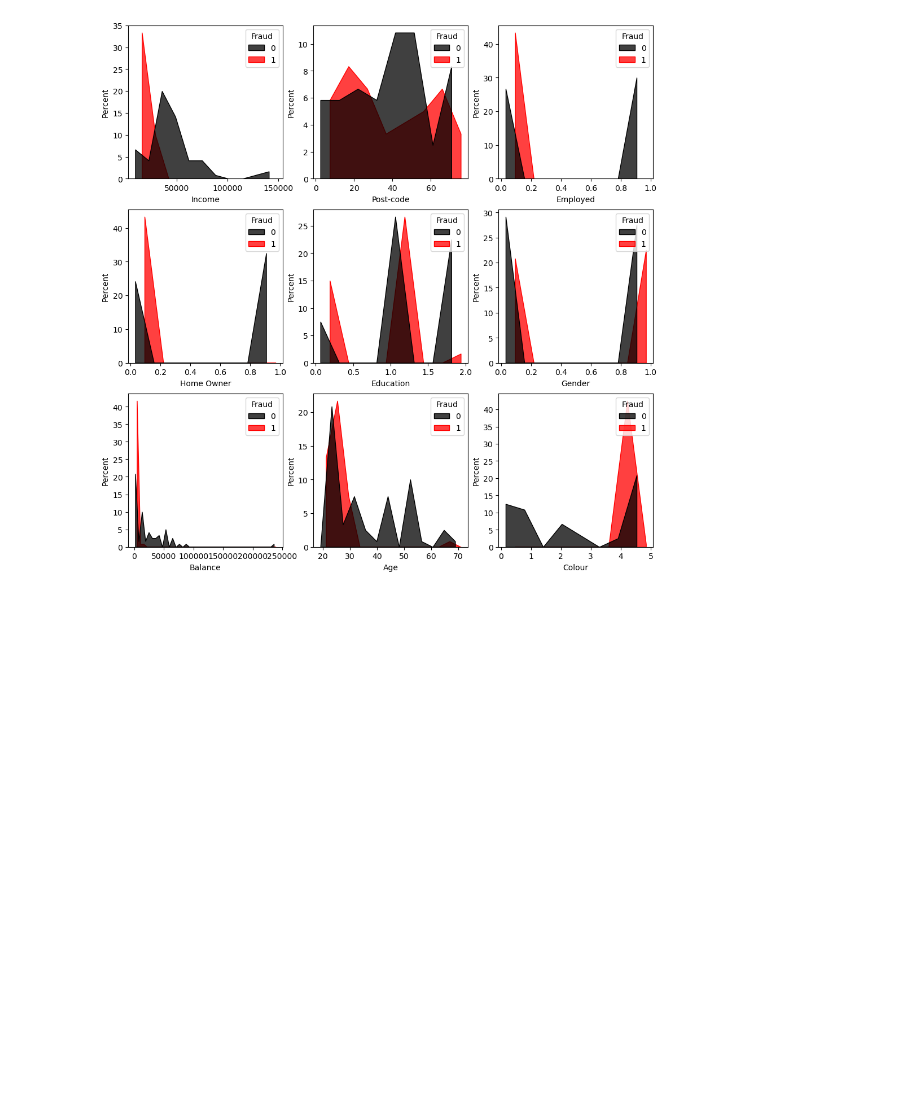
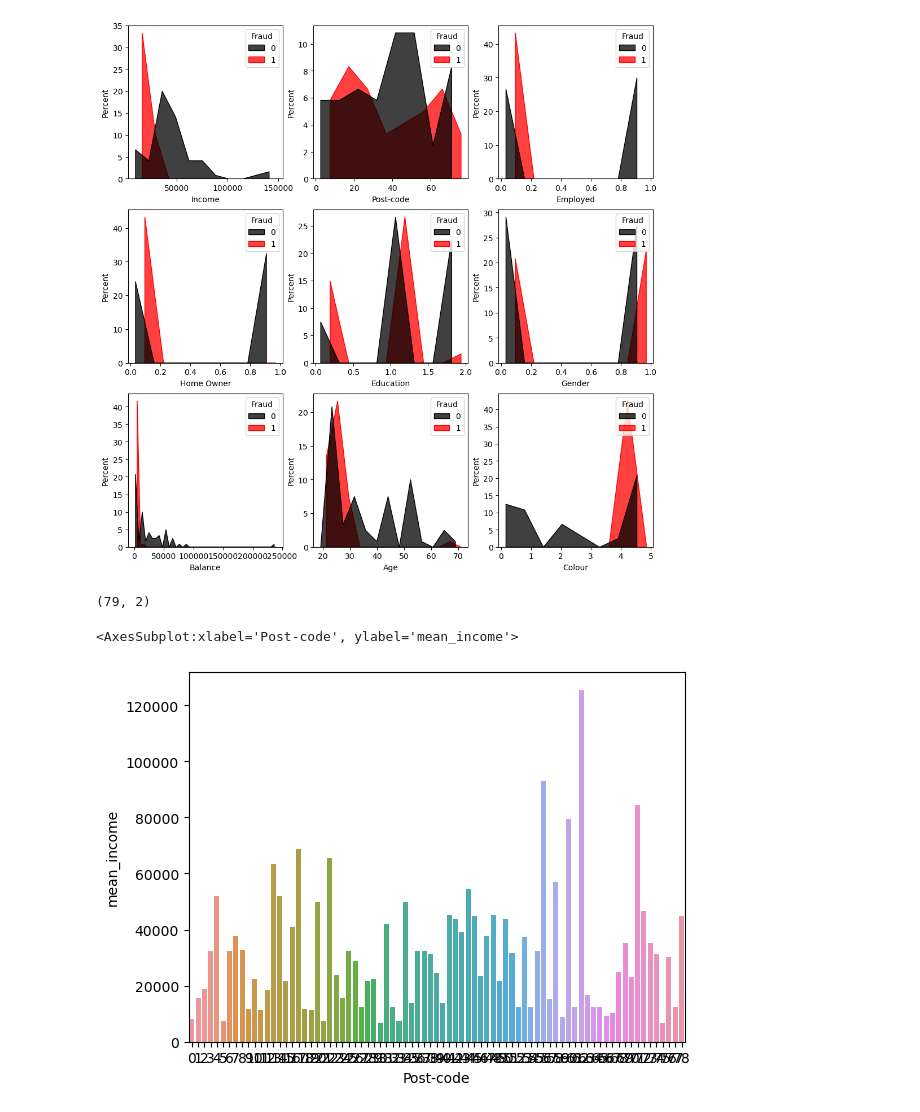
Before and after one commit to legacy-shu/Anaconda-Python-3-, a Jupyter notebook: python/assignment/feature-analisys.ipynb, the cells around one changed output. Drawn from its saved outputs; the diff is of its cells as text; code cells hidden in the pictures; blank space fills up the shorter version.

```diff
--- a/python/assignment/feature-analisys.ipynb
+++ b/python/assignment/feature-analisys.ipynb
@@ -56,2 +57,10 @@ for i , feature in enumerate(df.columns):
 # %% [output]
 [figure]
+# %%
+g = df.groupby('Post-code')['Income'].agg(**{'mean_income':'mean'}).reset_index()
+print(g.shape)
+sns.barplot(x='Post-code' , y='mean_income',data=g )
+# %% [output]
+(79, 2)
+<AxesSubplot:xlabel='Post-code', ylabel='mean_income'>
+[figure, added]
```
Also changed, not shown: parts of 1 cell of this notebook, 7 other files.
